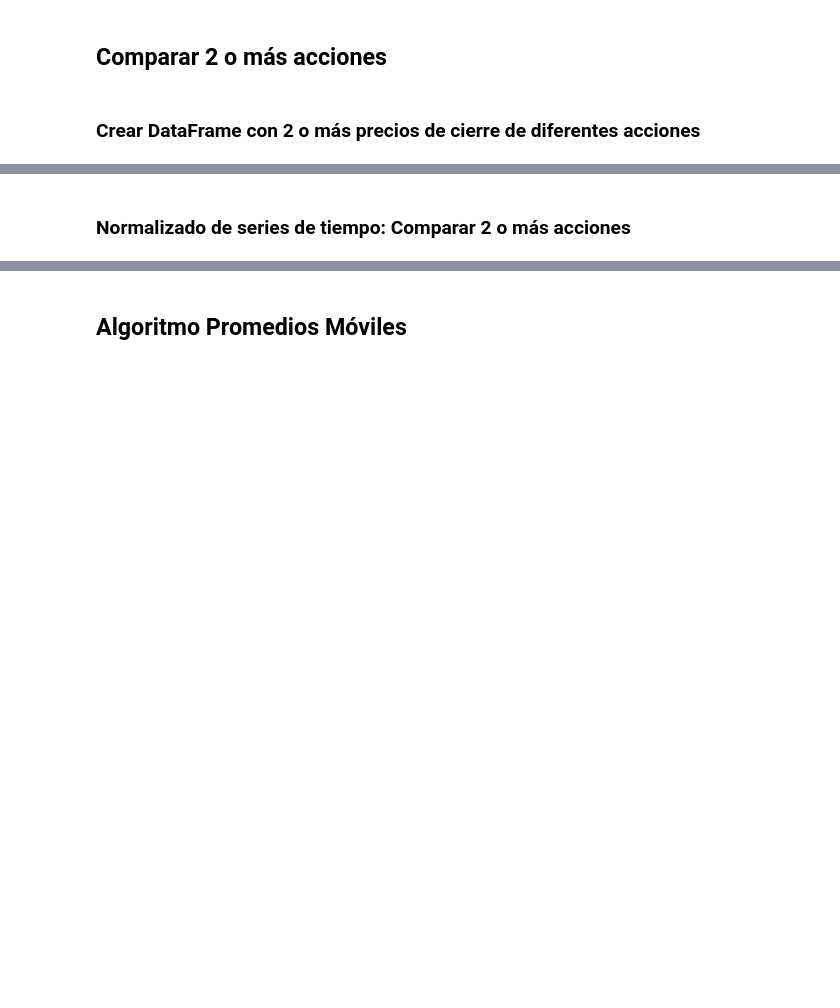
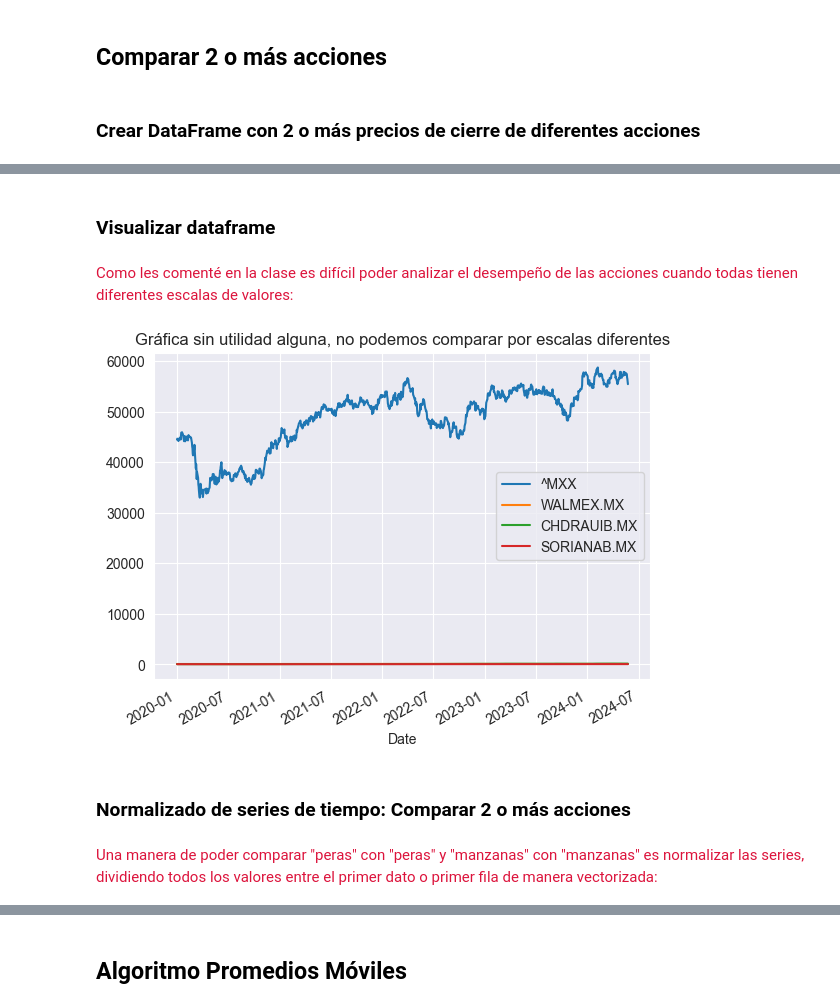
Before and after one commit to carlosdeoncedos/CienciasDatosFinanzas2024_05, a Jupyter notebook: Sesion_7.ipynb, the cells around one changed output, grey strips where cells are left out. Saved outputs shown, nothing was run; the diff lists cells and outputs as text; code cells hidden in the pictures; blank space fills up the shorter version.

Commit message:
actualizacion final con comentarios posteriores de clase

```diff
--- a/Sesion_7.ipynb
+++ b/Sesion_7.ipynb
@@ -299,0 +422,8 @@ precios('walmex.mx', '2023-01-01', '2024-01-01')
+# %%
+lista_acciones = ['^MXX', 'WALMEX.MX', 'CHDRAUIB.MX', 'SORIANAB.MX']
+cierres = pd.DataFrame()
+
+for accion in lista_acciones:
+    df = hf.precios(accion, '2020-01-01', '2024-05-27')
+    cierres[accion] = df['Adj Close']
+    del df
@@ -300,2 +447,14 @@ precios('walmex.mx', '2023-01-01', '2024-01-01')
+# %% [markdown]
+### Visualizar dataframe
+# %% [markdown]
+<font color='#DC143C'>
+Como les comenté en la clase es difícil poder analizar el desempeño de las acciones cuando todas tienen diferentes escalas de valores:</font>
+# %%
+cierres.plot(title='Gráfica sin utilidad alguna, no podemos comparar por escalas diferentes');
+# %% [output]
+[figure, added]
 # %% [markdown]
 ### Normalizado de series de tiempo: Comparar 2 o más acciones
+# %% [markdown]
+<font color='#DC143C'>
+Una manera de poder comparar "peras" con "peras" y "manzanas" con "manzanas" es normalizar las series, dividiendo todos los valores entre el primer dato o primer fila de manera vectorizada:</font>
```
Also changed, not shown: parts of 125 cells of this notebook.
